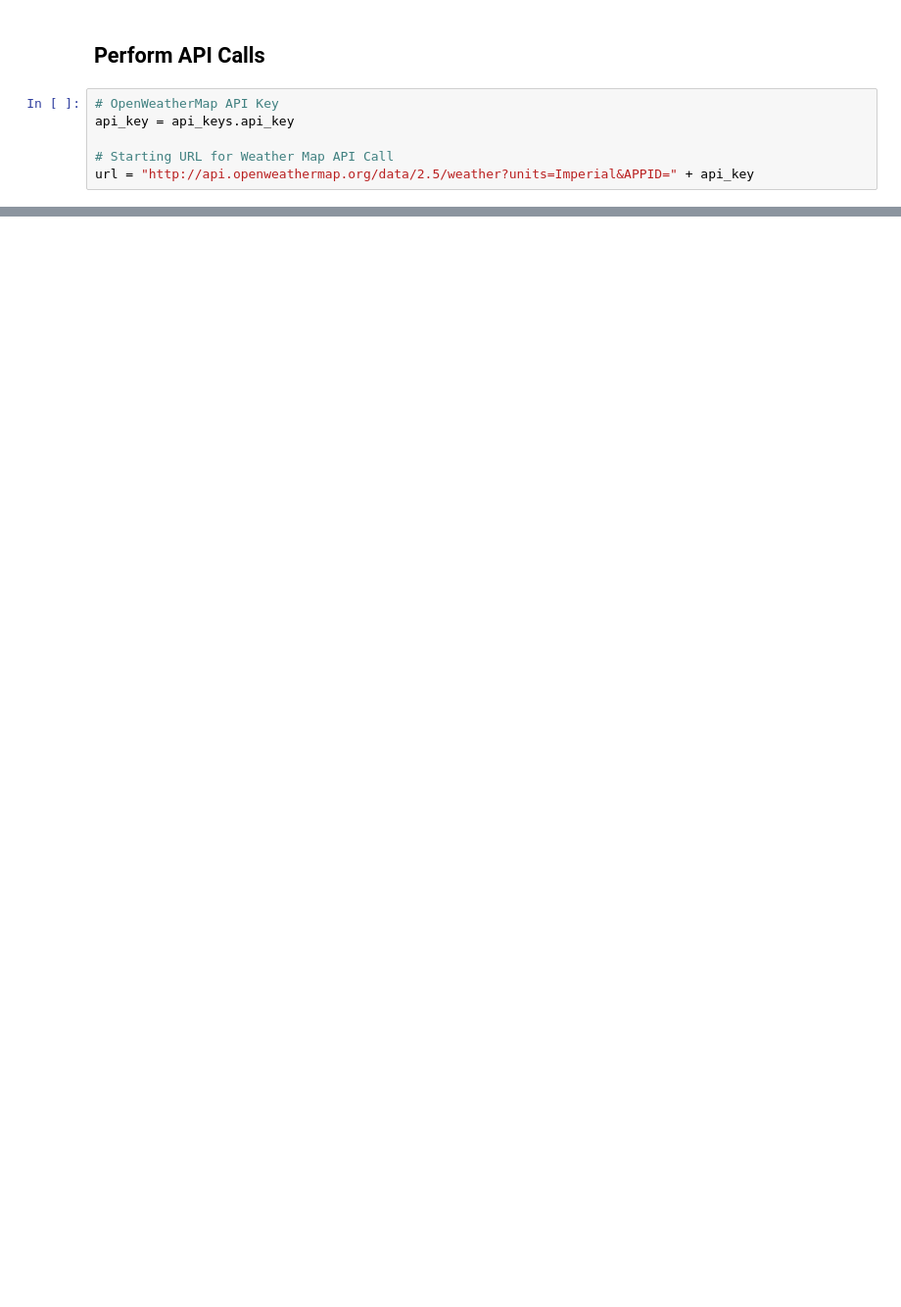
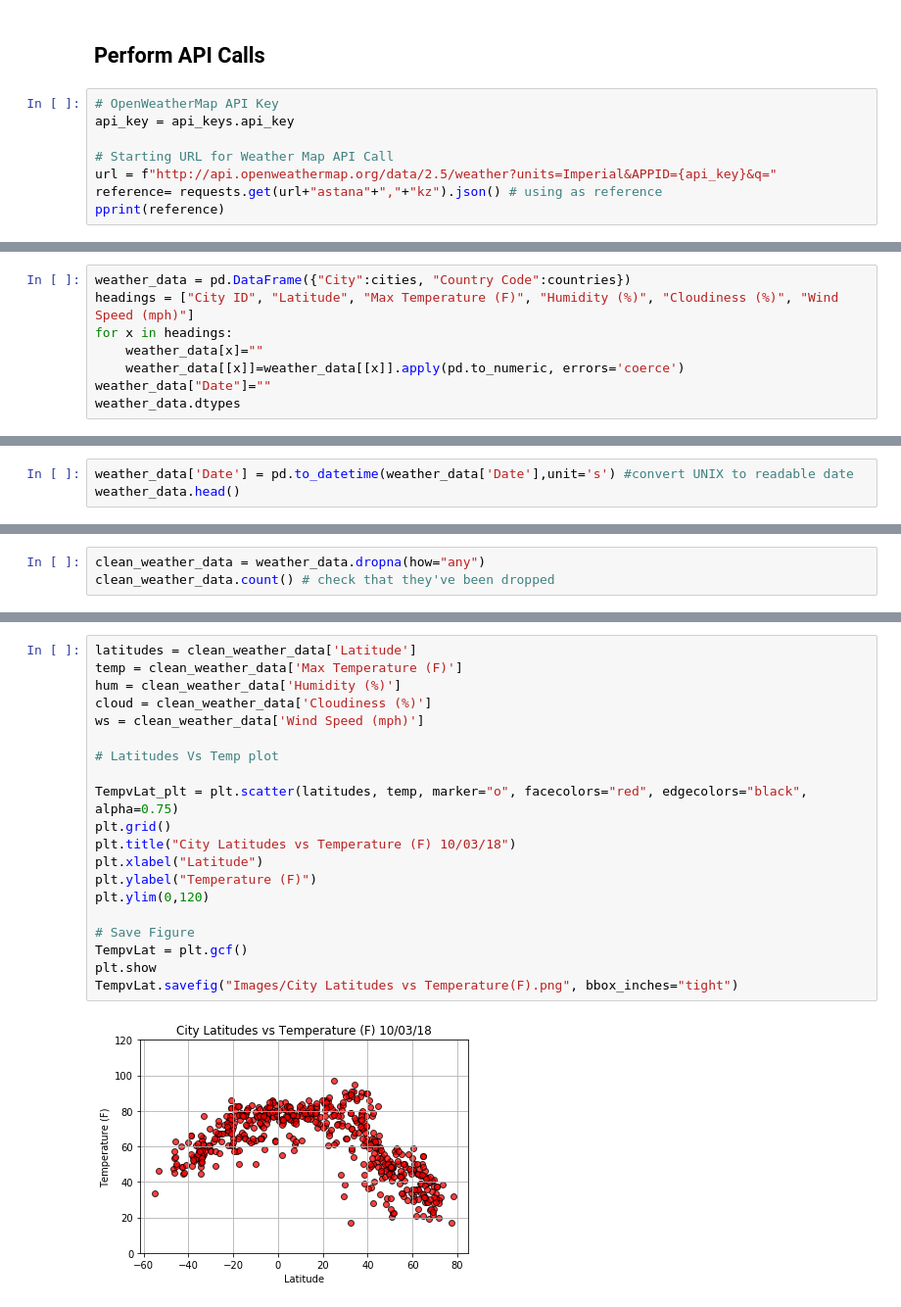
Before and after one commit to mbhimasani/GT-Bootcamp-HW, a Jupyter notebook: Weather API/WeatherPy.ipynb, the cells around one changed output, grey strips where cells are left out. Shown: that part at 98% size. Saved outputs shown, nothing was run; the diff lists cells and outputs as text; blank space fills up the shorter version.

Commit message:
final weather api analysis
completed code, finished graphs/plots, analysis in Word doc

```diff
--- a/Weather API/WeatherPy.ipynb
+++ b/Weather API/WeatherPy.ipynb
@@ -49,4 +57,6 @@ len(cities)
 api_key = api_keys.api_key
 
 # Starting URL for Weather Map API Call
-url = "http://api.openweathermap.org/data/2.5/weather?units=Imperial&APPID=" + api_key
+url = f"http://api.openweathermap.org/data/2.5/weather?units=Imperial&APPID={api_key}&q="
+reference= requests.get(url+"astana"+","+"kz").json() # using as reference
+pprint(reference)
@@ -52,0 +81,8 @@ url = "http://api.openweathermap.org/data/2.5/weather?units=Imperial&APPID=" + a
+# %%
+weather_data = pd.DataFrame({"City":cities, "Country Code":countries})
+headings = ["City ID", "Latitude", "Max Temperature (F)", "Humidity (%)", "Cloudiness (%)", "Wind Speed (mph)"]
+for x in headings:
+    weather_data[x]=""
+    weather_data[[x]]=weather_data[[x]].apply(pd.to_numeric, errors='coerce')
+weather_data["Date"]=""
+weather_data.dtypes
@@ -52,0 +153,3 @@ url = "http://api.openweathermap.org/data/2.5/weather?units=Imperial&APPID=" + a
+# %%
+weather_data['Date'] = pd.to_datetime(weather_data['Date'],unit='s') #convert UNIX to readable date
+weather_data.head()
@@ -52,0 +176,3 @@ url = "http://api.openweathermap.org/data/2.5/weather?units=Imperial&APPID=" + a
+# %%
+clean_weather_data = weather_data.dropna(how="any")
+clean_weather_data.count() # check that they've been dropped
@@ -52,0 +201,22 @@ url = "http://api.openweathermap.org/data/2.5/weather?units=Imperial&APPID=" + a
+# %%
+latitudes = clean_weather_data['Latitude']
+temp = clean_weather_data['Max Temperature (F)']
+hum = clean_weather_data['Humidity (%)']
+cloud = clean_weather_data['Cloudiness (%)']
+ws = clean_weather_data['Wind Speed (mph)']
+
+# Latitudes Vs Temp plot
+
+TempvLat_plt = plt.scatter(latitudes, temp, marker="o", facecolors="red", edgecolors="black", alpha=0.75)
+plt.grid()
+plt.title("City Latitudes vs Temperature (F) 10/03/18")
+plt.xlabel("Latitude")
+plt.ylabel("Temperature (F)")
+plt.ylim(0,120)
+
+# Save Figure
+TempvLat = plt.gcf()
+plt.show
+TempvLat.savefig("Images/City Latitudes vs Temperature(F).png", bbox_inches="tight")
+# %% [output]
+[figure, added]
```
Also changed, not shown: parts of 15 cells of this notebook, 7 other files.
